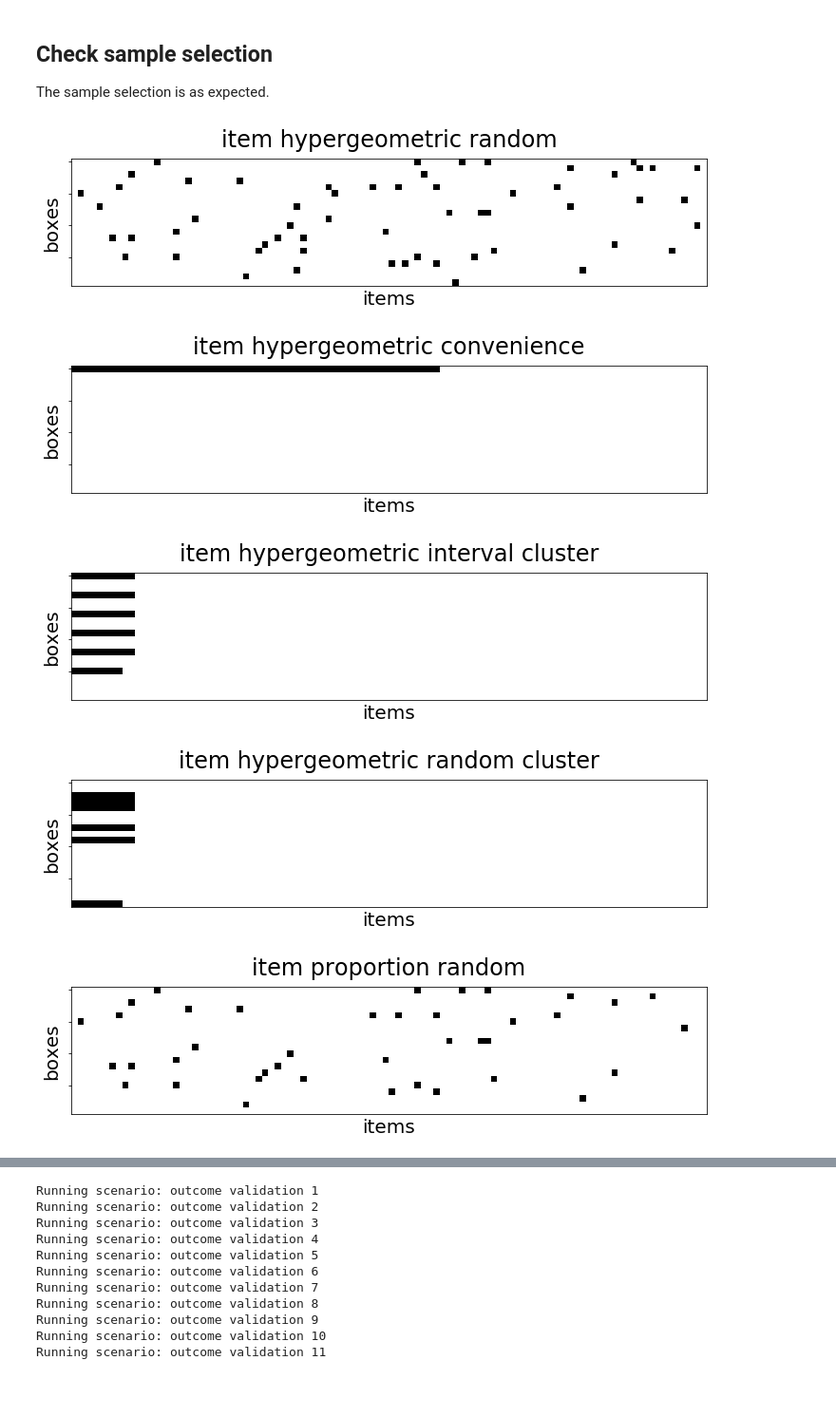
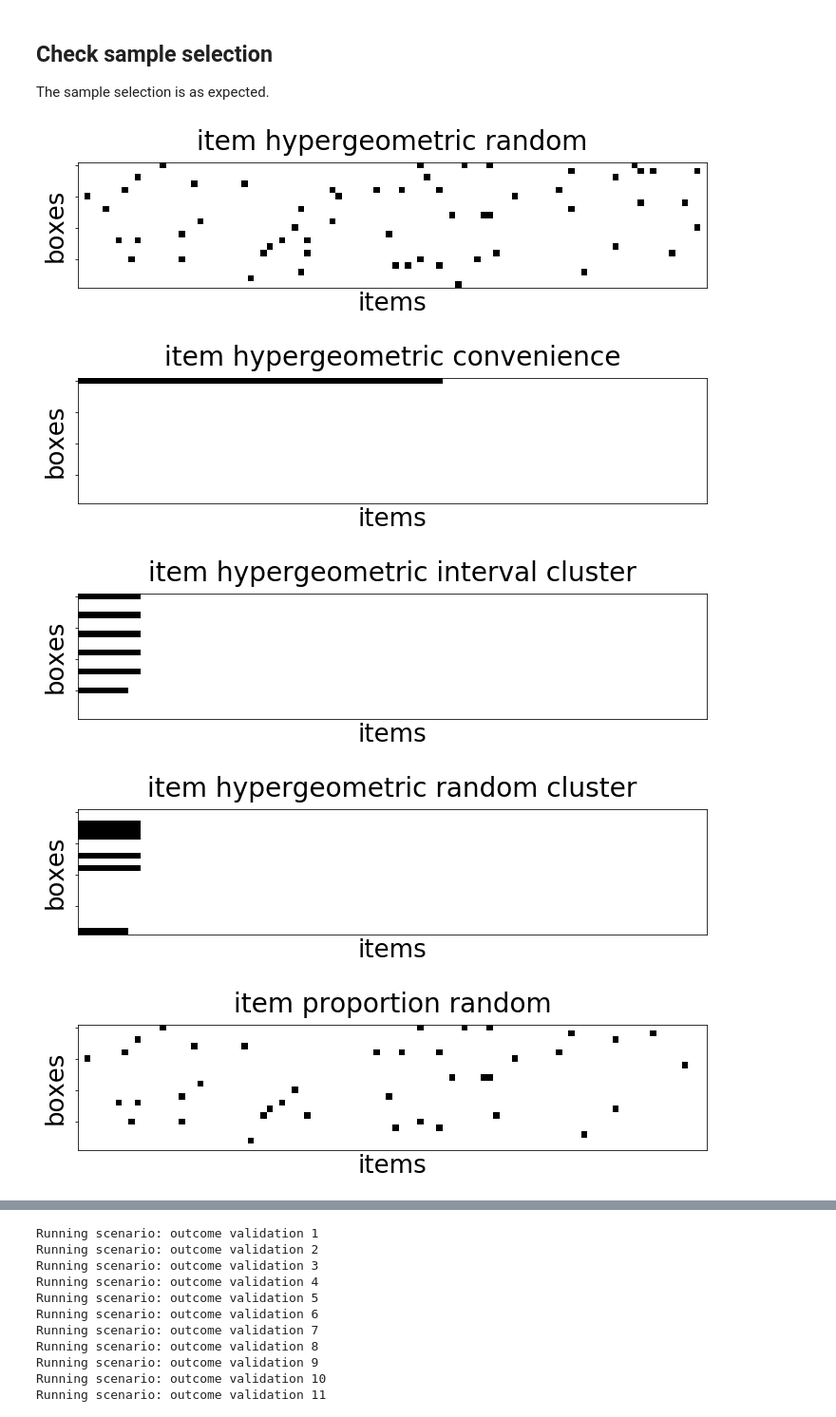
Before and after one commit to ncsu-landscape-dynamics/popsborder, a Jupyter notebook: validation_plots.ipynb, the cells around one changed output, grey strips where cells are left out. Shown at 95% size. Cells and saved outputs as stored; diff of their text form; code cells hidden in the pictures; blank space fills up the shorter version.

```diff
--- a/validation_plots.ipynb
+++ b/validation_plots.ipynb
@@ -65,7 +72,7 @@ Running scenario: contaminate validation 12
 num_consignments_2 = 1000
 contaminate_validation_2 = run_scenarios(
     config=basic_config,
-    scenario_table=contaminate_validation_scenarios[12:16],
+    scenario_table=contaminate_validation_scenarios[15:21],
     seed=42,
     num_simulations=20,
     num_consignments=num_consignments_2,
@@ -95,8 +103,8 @@ contaminate_validation_df_1 = save_scenario_result_to_pandas(
         "contamination/contamination_rate/parameters",
         "contamination/arrangement",
         "contamination/clustered/distribution",
-        "contamination/clustered/max_contaminated_units_per_cluster",
-        "contamination/clustered/random/max_cluster_item_width",
+        "contamination/clustered/contaminated_units_per_cluster",
+        "contamination/clustered/random/cluster_item_width",
     ],
     result_columns=[
         "true_contamination_rate",
@@ -117,8 +125,8 @@ contaminate_validation_df_2 = save_scenario_result_to_pandas(
         "contamination/contamination_rate/parameters",
         "contamination/arrangement",
         "contamination/clustered/distribution",
-        "contamination/clustered/max_contaminated_units_per_cluster",
-        "contamination/clustered/random/max_cluster_item_width",
+        "contamination/clustered/contaminated_units_per_cluster",
+        "contamination/clustered/random/cluster_item_width",
     ],
     result_columns=[
         "true_contamination_rate",
@@ -215,17 +223,18 @@ scenarios = contaminate_validation_df_1["consignment name"]
 for index, scenario in enumerate(scenarios):
     contaminate_validation_items = np.stack(contaminate_validation_items_unstacked[index])
     items_by_consignment = np.vsplit(contaminate_validation_items, num_consignments_1)
-    fig, axs = plt.subplots(len(items_by_consignment), figsize=(7.8,2.8))
+    fig, axs = plt.subplots(len(items_by_consignment), figsize=(7,2.8))
+    plt.subplots_adjust(left=0.06,right=0.98)
     for i in range(len(items_by_consignment)):
         axs[i].matshow(items_by_consignment[i], cmap='Greys')
         axs[i].set_yticklabels([])
         axs[i].tick_params(labeltop=False, top=False, bottom=False)
         if i == 1:
-            axs[i].set_ylabel('boxes', fontsize=16)
+            axs[i].set_ylabel('boxes', fontsize=18)
         if i == 2:
-            axs[i].set_xlabel('items', fontsize=16)
+            axs[i].set_xlabel('items', fontsize=18)
         if i == 0:
             axs[i].set_title(scenario, fontsize=20)
         #plt.tight_layout()
-        fig.savefig(scenario + "_items.png")
+        fig.savefig(plotsdir / f"contam validation {scenario}.png")
 # %% [output]
@@ -379,26 +389,26 @@ sample_validation_inspected_indexes = [i[1] for i in sample_validation_details]
 # %%
 # Use the smaller consignment (20 boxes) sample scenarios (first 12) for plotting the inspected indexes so the consignments are easier to visualize.
 sample_scenarios = sample_validation_df[0:12]["inspection name"]
 num_items_per_consignment = 2000
 num_boxes_per_consignment = 20
 
 for index, scenario in enumerate(sample_scenarios):
     indexes = np.zeros(num_items_per_consignment, dtype=np.int)
     inpsected = sample_validation_inspected_indexes[index][0]
     np.put(indexes, inpsected, 1)
     indexes = np.array_split(indexes, num_boxes_per_consignment)
     fig, axs = plt.subplots(1, figsize=(10,2.8))
     axs.matshow(indexes, cmap='binary', vmin=0, vmax=1)
     axs.set_yticklabels([])
     axs.tick_params(labeltop=False, top=False, bottom=False)
-    axs.set_ylabel('boxes', fontsize=20)
-    axs.set_xlabel('items', fontsize=20)
-    axs.set_title(scenario, fontsize=24)
+    axs.set_ylabel('boxes', fontsize=26)
+    axs.set_xlabel('items', fontsize=26)
+    axs.set_title(scenario, fontsize=28)
     plt.tight_layout()
-    fig.savefig(scenario + "_inspected.png")
+    fig.savefig(plotsdir / f"sample validation {scenario}.png")
 # %% [output]
-[figure, old version]
+[figure, new version]
-[figure, old version]
+[figure, new version]
-[figure, old version]
+[figure, new version]
-[figure, old version]
+[figure, new version]
-[figure, old version]
+[figure, new version]
```
Also changed, not shown: parts of 20 cells of this notebook, 20 other files.
